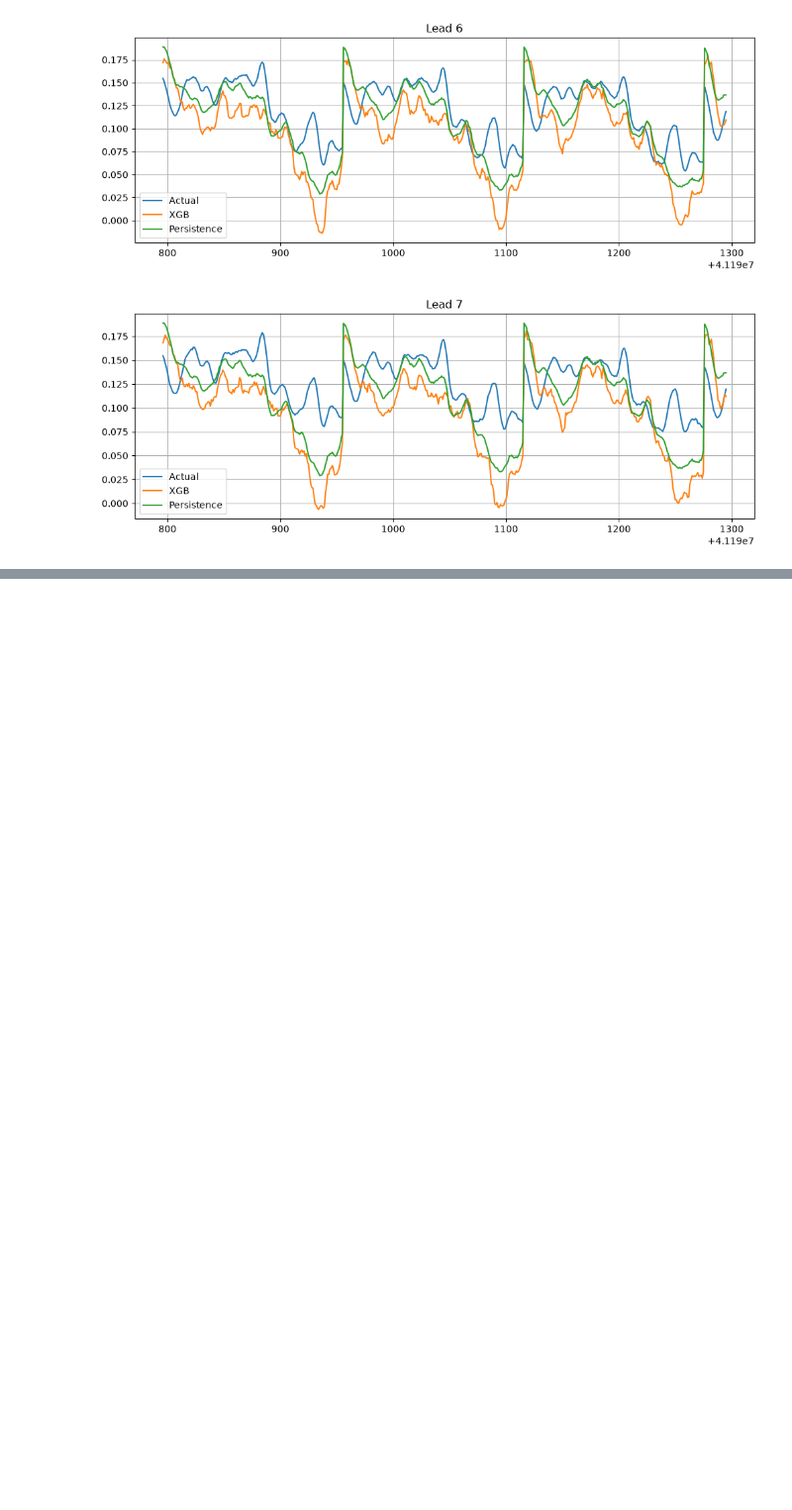
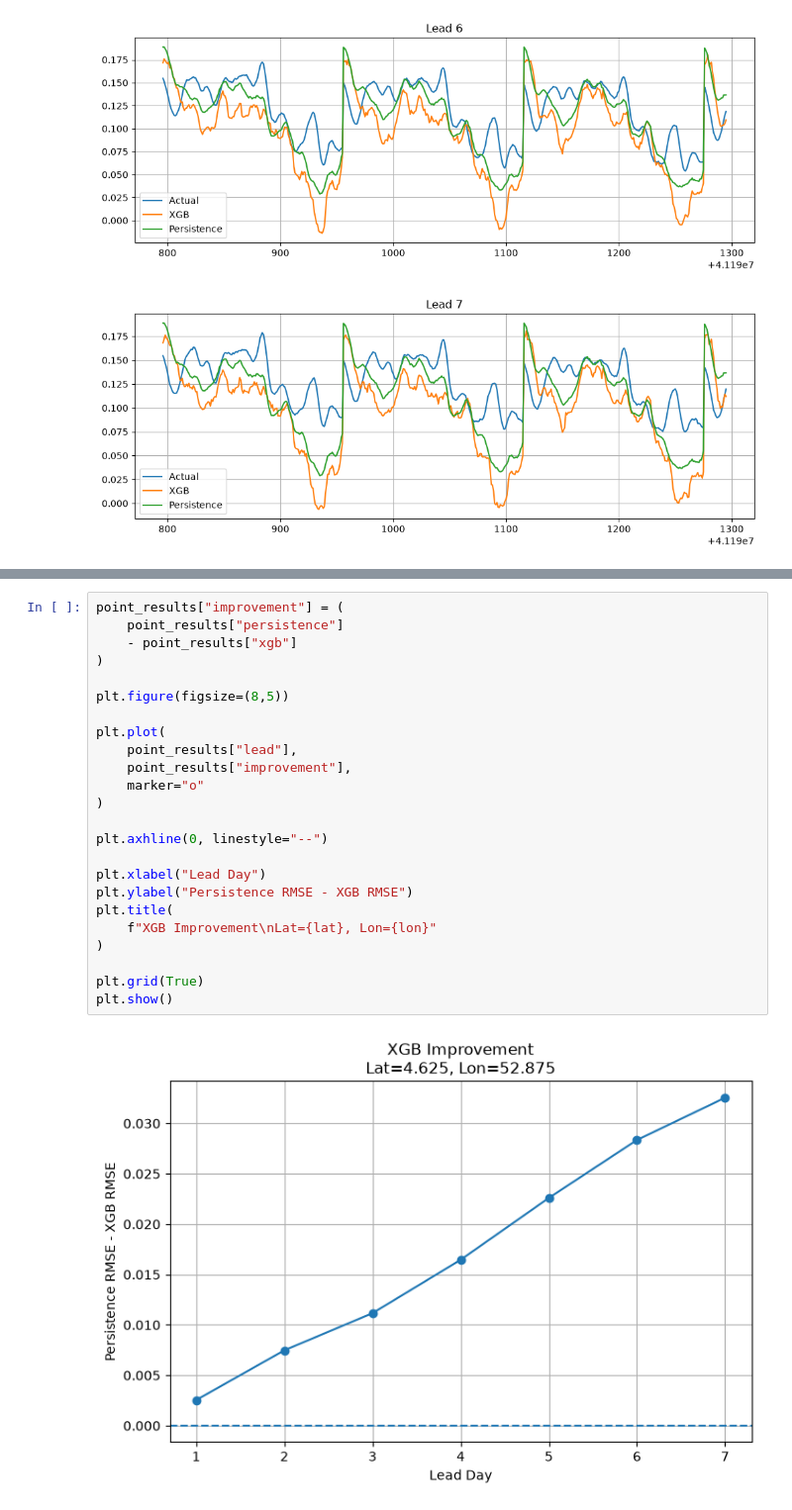
Before and after one commit to chxran25/SLA_Forecast_XGB, a Jupyter notebook: observations.ipynb, the cells around one changed output, grey strips where cells are left out. Shown at 99% size. Saved outputs shown, nothing was run; the diff lists cells and outputs as text; blank space fills up the shorter version.

```diff
--- a/observations.ipynb
+++ b/observations.ipynb
@@ -132,0 +288,26 @@ l1.improvement.plot(vmin=-0.01,vmax=0.01)
+# %%
+point_results["improvement"] = (
+    point_results["persistence"]
+    - point_results["xgb"]
+)
+
+plt.figure(figsize=(8,5))
+
+plt.plot(
+    point_results["lead"],
+    point_results["improvement"],
+    marker="o"
+)
+
+plt.axhline(0, linestyle="--")
+
+plt.xlabel("Lead Day")
+plt.ylabel("Persistence RMSE - XGB RMSE")
+plt.title(
+    f"XGB Improvement\nLat={lat}, Lon={lon}"
+)
+
+plt.grid(True)
+plt.show()
+# %% [output]
+[figure, added]
```
Also changed, not shown: parts of 17 cells of this notebook, 1 other file.
